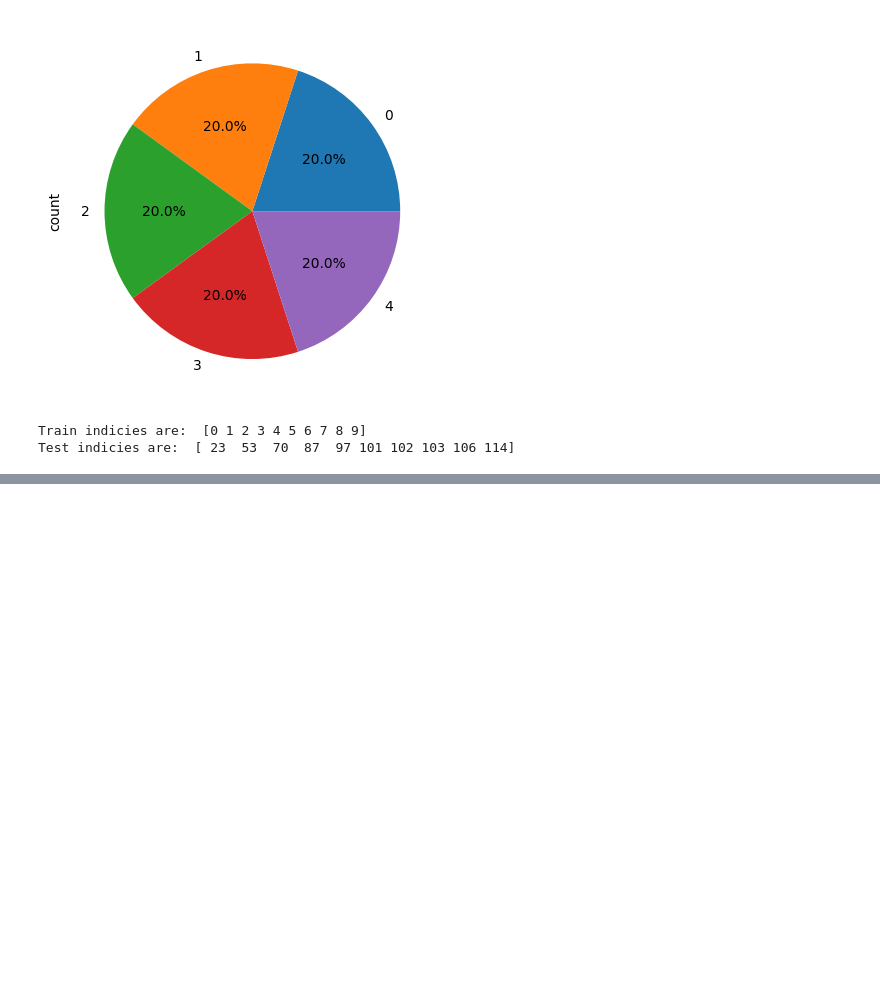
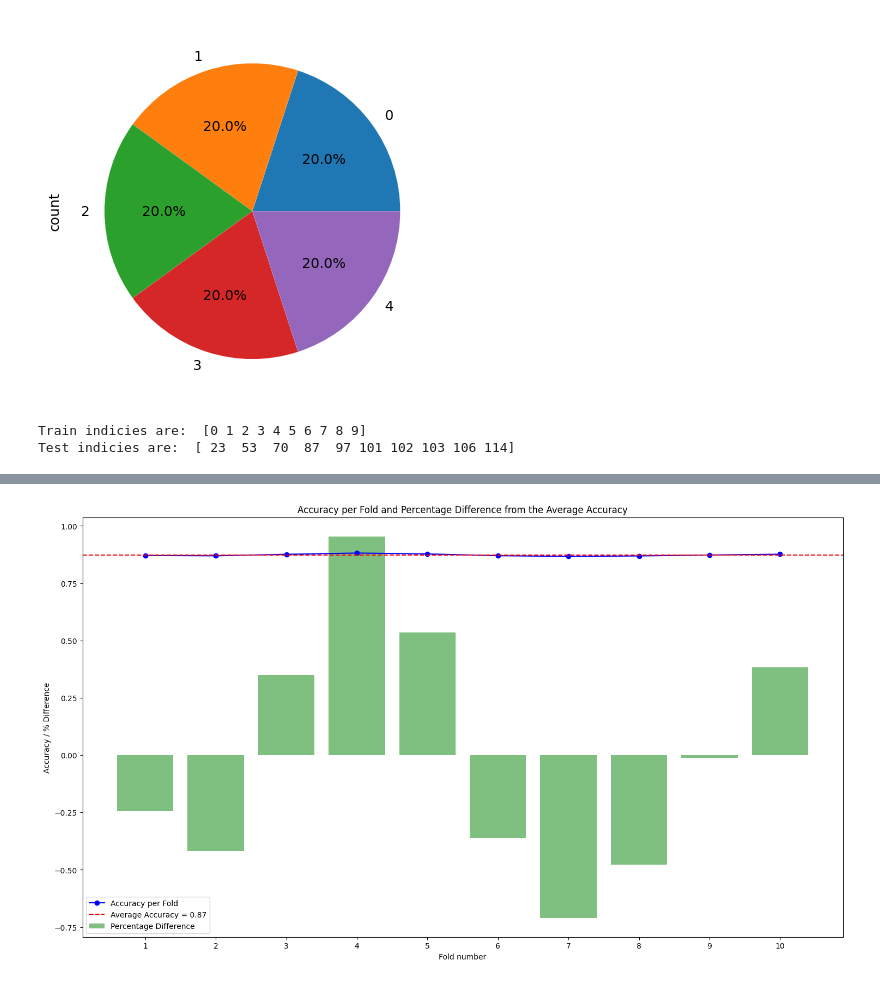
Before and after one commit to lboy107/WGU_Capstone, a Jupyter notebook: DataAnalysis.ipynb, the cells around one changed output, grey strips where cells are left out. Cells and saved outputs as stored; diff of their text form; code cells hidden in the pictures; blank space fills up the shorter version.

```diff
--- a/DataAnalysis.ipynb
+++ b/DataAnalysis.ipynb
@@ -224,0 +258,24 @@ print('\n', "Accuracy from all folds is: " + accuracy.__str__())
+# %%
+plt.figure(figsize=(18, 10))
+
+# Calculating the average accuracy and the percentage diff from the average
+average_accuracy = sum(fold_accuracy) / len(fold_accuracy)
+percentage_diff = [(acc - average_accuracy) / average_accuracy * 100 for acc in fold_accuracy]
+
+# Plotting the values in accuracy_fold and the average accuracy as horizontal base-line
+plt.plot(range(1, len(fold_accuracy) + 1), fold_accuracy, marker='o', linestyle='-', color='b', label='Accuracy per Fold')
+plt.axhline(y=average_accuracy, color='r', linestyle='--', label=f'Average Accuracy = {average_accuracy:.2f}')
+
+# Plotting the percentage differences as a bar chart
+plt.bar(range(1, len(percentage_diff) + 1), percentage_diff, color='g', alpha=0.5, label='Percentage Difference')
+
+
+
+plt.xlabel('Fold number')
+plt.ylabel('Accuracy / % Difference')
+plt.title('Accuracy per Fold and Percentage Difference from the Average Accuracy')
+plt.xticks(ticks=range(1, len(fold_accuracy) + 1))
+plt.legend()
+plt.show()
+# %% [output]
+[figure, added]
```
Also changed, not shown: parts of 7 cells of this notebook, 1 other file.
